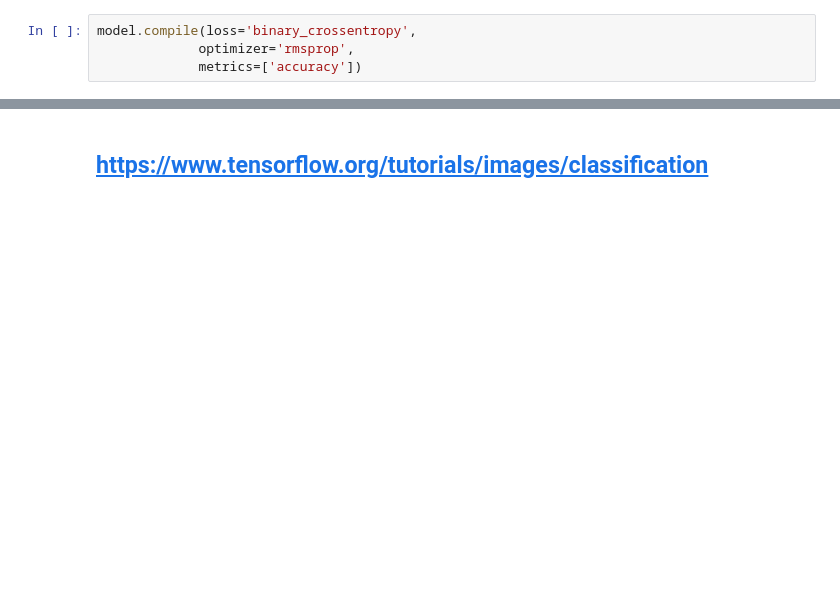
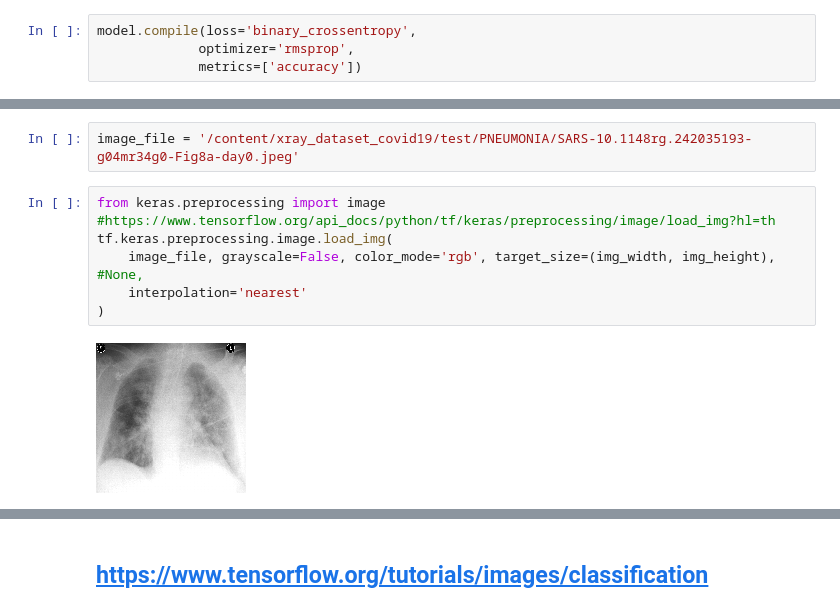
Before and after one commit to Techatach/Convolutional-Neural-Network-CNN-, a Jupyter notebook: Covid-19 CNN and Image Classification.ipynb, the cells around one changed output, grey strips where cells are left out. Saved outputs shown, nothing was run; the diff lists cells and outputs as text; blank space fills up the shorter version.

```diff
--- a/Covid-19 CNN and Image Classification.ipynb
+++ b/Covid-19 CNN and Image Classification.ipynb
@@ -325,0 +295,11 @@ d
+# %%
+image_file = '/content/xray_dataset_covid19/test/PNEUMONIA/SARS-10.1148rg.242035193-g04mr34g0-Fig8a-day0.jpeg'
+# %%
+from keras.preprocessing import image
+#https://www.tensorflow.org/api_docs/python/tf/keras/preprocessing/image/load_img?hl=th
+tf.keras.preprocessing.image.load_img(
+    image_file, grayscale=False, color_mode='rgb', target_size=(img_width, img_height), #None,
+    interpolation='nearest'
+)
+# %% [output]
+[figure, added]
```
Also changed, not shown: parts of 23 cells of this notebook.
